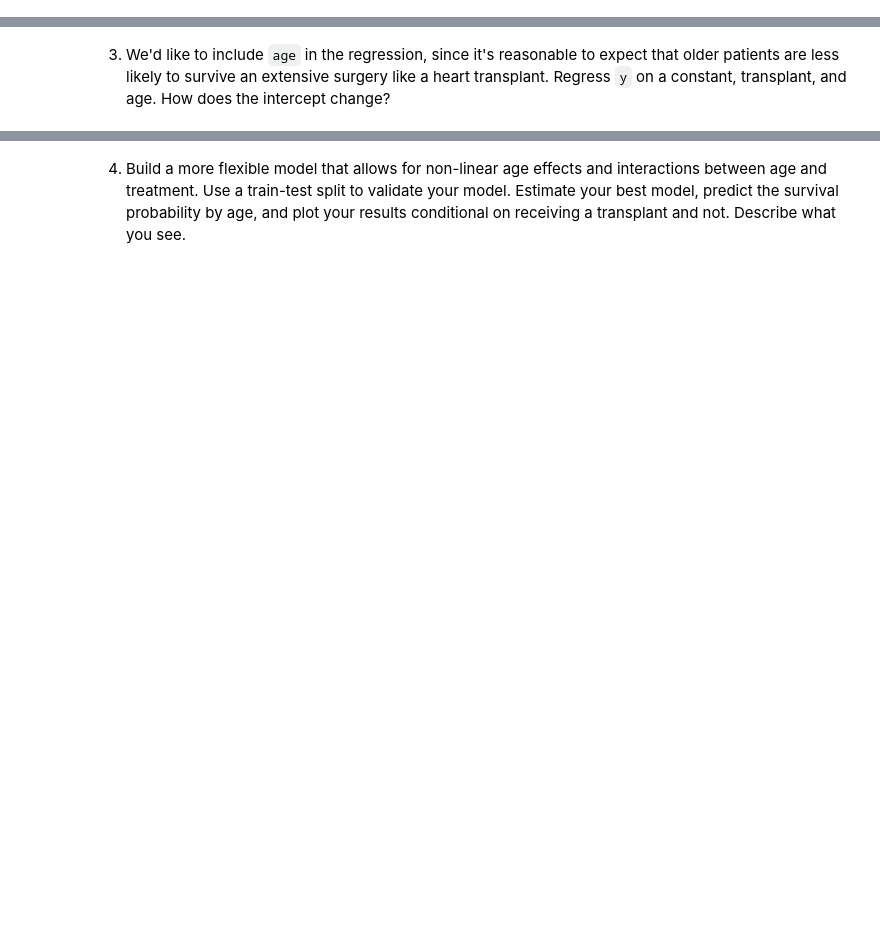
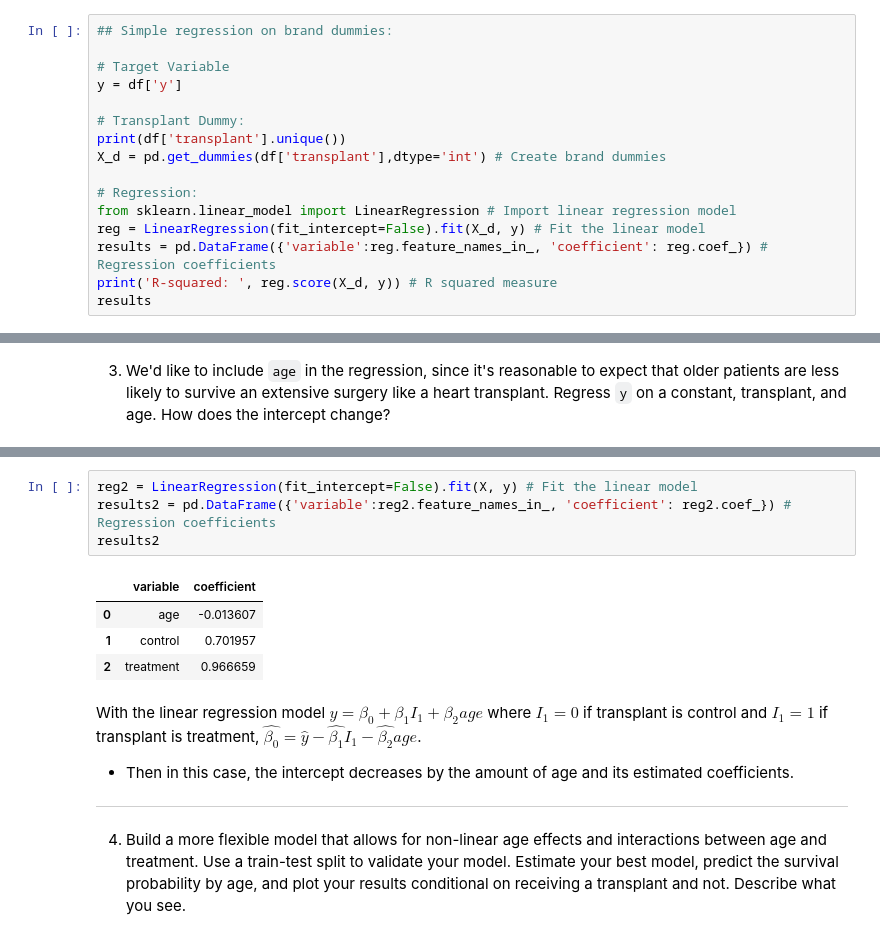
Before and after one commit to xec9cp/linear_models_assignment, a Jupyter notebook: assignment.ipynb, the cells around one changed output, grey strips where cells are left out. Drawn from its saved outputs; the diff is of its cells as text; blank space fills up the shorter version.

```diff
--- a/assignment.ipynb
+++ b/assignment.ipynb
@@ -169,2 +176,18 @@ pd.crosstab(df['transplant'], df['survived'])
 # %% [markdown]
 2. Regress `y` on `transplant` using a linear model with a constant. How does the constant/intercept of the regression and the coefficient on transplant compare to your answers from part 1? Explain the relationship clearly.
+# %%
+## Simple regression on brand dummies:
+
+# Target Variable
+y = df['y']
+
+# Transplant Dummy:
+print(df['transplant'].unique())
+X_d = pd.get_dummies(df['transplant'],dtype='int') # Create brand dummies
+
+# Regression:
+from sklearn.linear_model import LinearRegression # Import linear regression model
+reg = LinearRegression(fit_intercept=False).fit(X_d, y) # Fit the linear model
+results = pd.DataFrame({'variable':reg.feature_names_in_, 'coefficient': reg.coef_}) # Regression coefficients
+print('R-squared: ', reg.score(X_d, y)) # R squared measure
+results
@@ -173,2 +224,16 @@ pd.crosstab(df['transplant'], df['survived'])
+# %%
+reg2 = LinearRegression(fit_intercept=False).fit(X, y) # Fit the linear model
+results2 = pd.DataFrame({'variable':reg2.feature_names_in_, 'coefficient': reg2.coef_}) # Regression coefficients
+results2
+# %% [output]
+|  | variable | coefficient |
+| 0 | age | -0.013607 |
+| 1 | control | 0.701957 |
+| 2 | treatment | 0.966659 |
+# %% [markdown]
+With the linear regression model $y=\beta_0+\beta_1I_1+\beta_2age$ where $I_1 = 0$ if transplant is control and $I_1 = 1$ if transplant is treatment, $\hat{\beta_0} = \hat{y}-\hat{\beta_1}I_1-\hat{\beta_2}age$.
+
+- Then in this case, the intercept decreases by the amount of age and its estimated coefficients.
+---
 # %% [markdown]
 4. Build a more flexible model that allows for non-linear age effects and interactions between age and treatment. Use a train-test split to validate your model. Estimate your best model, predict the survival probability by age, and plot your results conditional on receiving a transplant and not. Describe what you see.
```
Also changed, not shown: parts of 11 cells of this notebook.
